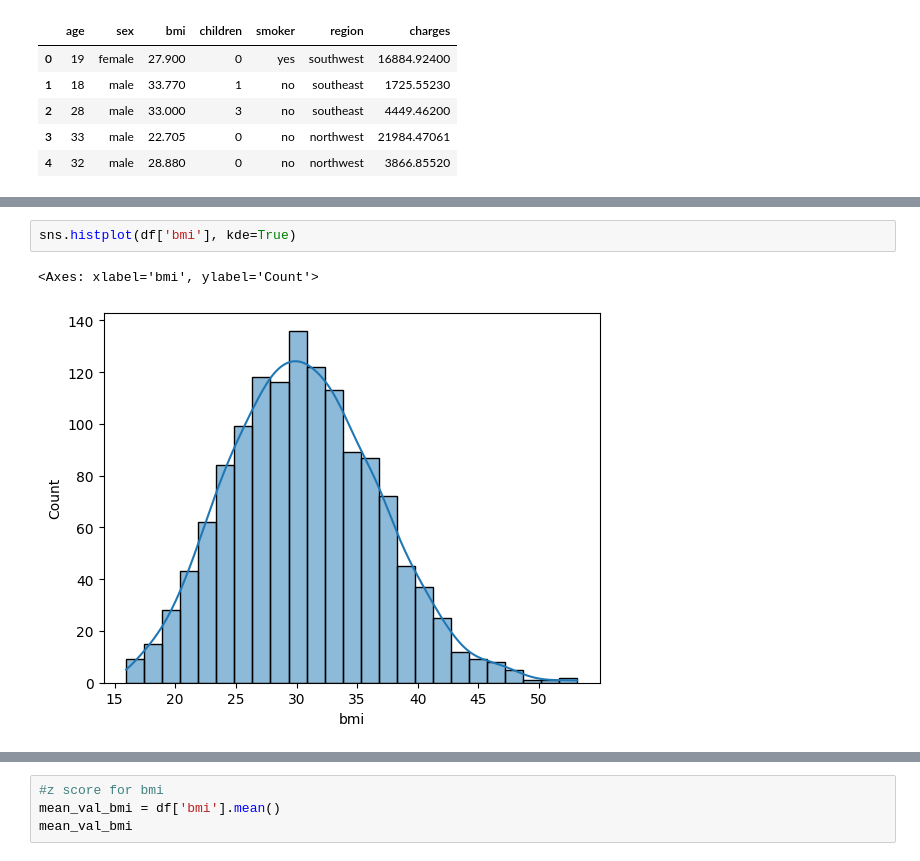
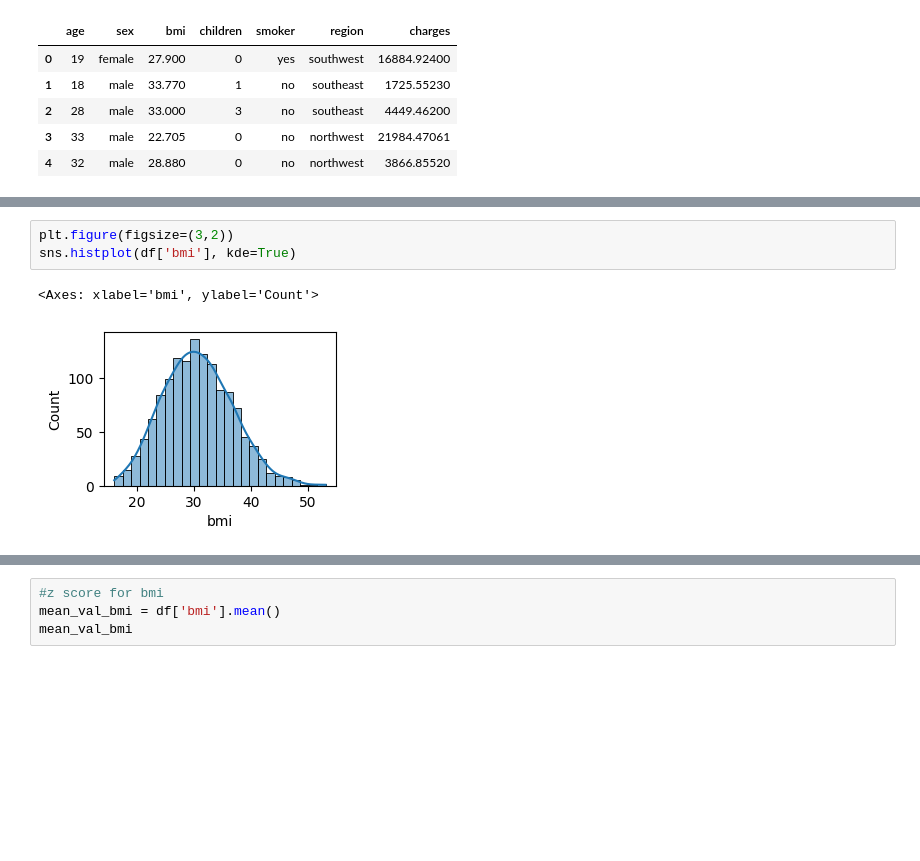
Before and after one commit to Md-Maruf-1727/Statistics, a Jupyter notebook: Outlier removing/outlier_Re_from_insurance.ipynb, the cells around one changed output, grey strips where cells are left out. Drawn from its saved outputs; the diff is of its cells as text; blank space fills up the shorter version.

```diff
--- a/Outlier removing/outlier_Re_from_insurance.ipynb
+++ b/Outlier removing/outlier_Re_from_insurance.ipynb
@@ -24,6 +27,7 @@ sns.boxplot(df['age'])
 # %%
+plt.figure(figsize=(3,2))
 sns.histplot(df['bmi'], kde=True)
 # %% [output]
 <Axes: xlabel='bmi', ylabel='Count'>
-[figure, old version]
+[figure, new version]
 # %%
```
Also changed, not shown: parts of 38 cells of this notebook.
